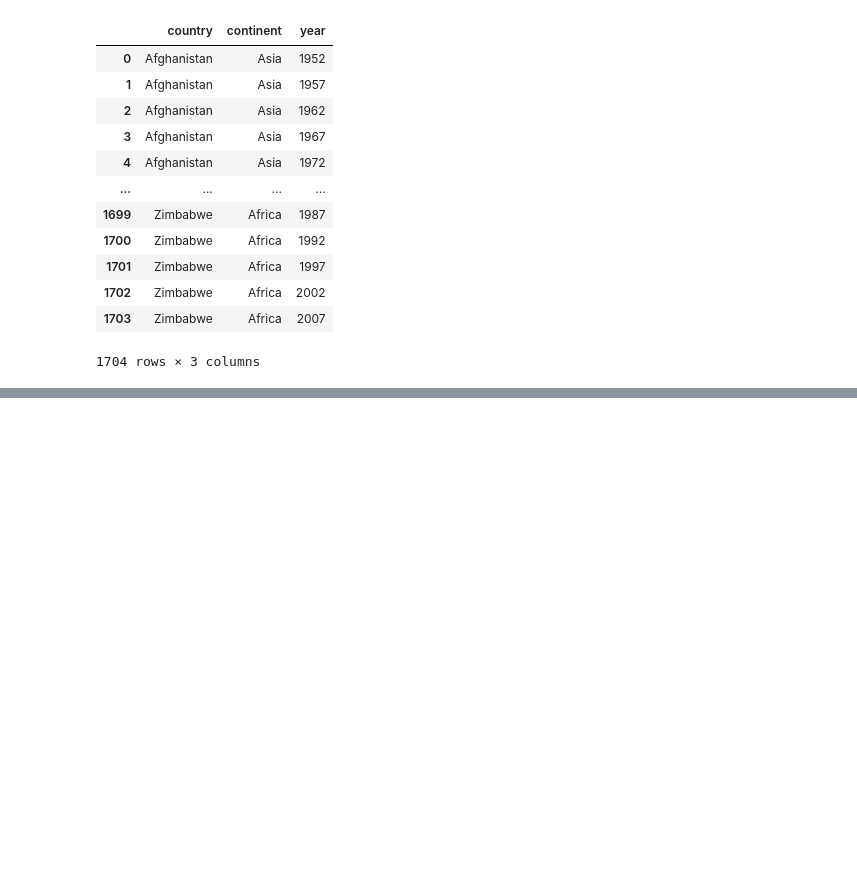
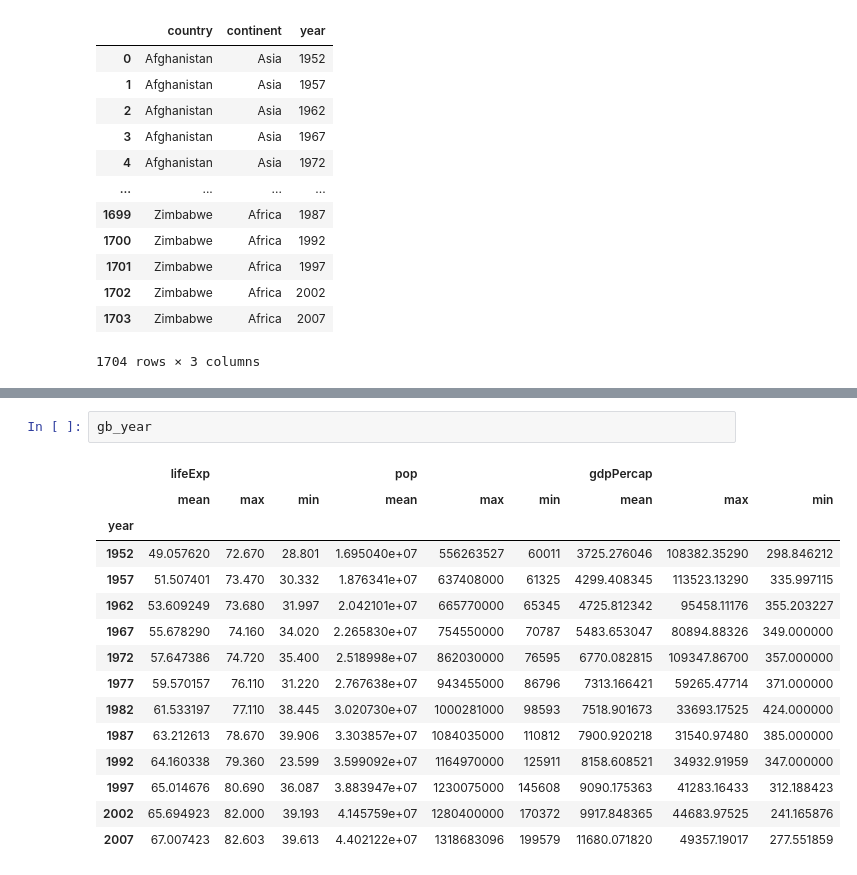
Before and after one commit to irisyshin/hipython_rep, a Jupyter notebook: 13_데이터프레임연습.ipynb, the cells around one changed output, grey strips where cells are left out. Saved outputs shown, nothing was run; the diff lists cells and outputs as text; blank space fills up the shorter version.

```diff
--- a/13_데이터프레임연습.ipynb
+++ b/13_데이터프레임연습.ipynb
@@ -70,0 +310,18 @@ df1.iloc[[0,99,-1]]
+# %%
+gb_year
+# %% [output]
+|  | lifeExp |  |  | pop |  |  | gdpPercap |  |  |
+|  | mean | max | min | mean | max | min | mean | max | min |
+| year |  |  |  |  |  |  |  |  |  |
+| 1952 | 49.057620 | 72.670 | 28.801 | 1.695040e+07 | 556263527 | 60011 | 3725.276046 | 108382.35290 | 298.846212 |
+| 1957 | 51.507401 | 73.470 | 30.332 | 1.876341e+07 | 637408000 | 61325 | 4299.408345 | 113523.13290 | 335.997115 |
+| 1962 | 53.609249 | 73.680 | 31.997 | 2.042101e+07 | 665770000 | 65345 | 4725.812342 | 95458.11176 | 355.203227 |
+| 1967 | 55.678290 | 74.160 | 34.020 | 2.265830e+07 | 754550000 | 70787 | 5483.653047 | 80894.88326 | 349.000000 |
+| 1972 | 57.647386 | 74.720 | 35.400 | 2.518998e+07 | 862030000 | 76595 | 6770.082815 | 109347.86700 | 357.000000 |
+| 1977 | 59.570157 | 76.110 | 31.220 | 2.767638e+07 | 943455000 | 86796 | 7313.166421 | 59265.47714 | 371.000000 |
+| 1982 | 61.533197 | 77.110 | 38.445 | 3.020730e+07 | 1000281000 | 98593 | 7518.901673 | 33693.17525 | 424.000000 |
+| 1987 | 63.212613 | 78.670 | 39.906 | 3.303857e+07 | 1084035000 | 110812 | 7900.920218 | 31540.97480 | 385.000000 |
+| 1992 | 64.160338 | 79.360 | 23.599 | 3.599092e+07 | 1164970000 | 125911 | 8158.608521 | 34932.91959 | 347.000000 |
+| 1997 | 65.014676 | 80.690 | 36.087 | 3.883947e+07 | 1230075000 | 145608 | 9090.175363 | 41283.16433 | 312.188423 |
+| 2002 | 65.694923 | 82.000 | 39.193 | 4.145759e+07 | 1280400000 | 170372 | 9917.848365 | 44683.97525 | 241.165876 |
+| 2007 | 67.007423 | 82.603 | 39.613 | 4.402122e+07 | 1318683096 | 199579 | 11680.071820 | 49357.19017 | 277.551859 |
```
Also changed, not shown: parts of 20 cells of this notebook, 11 other files.
